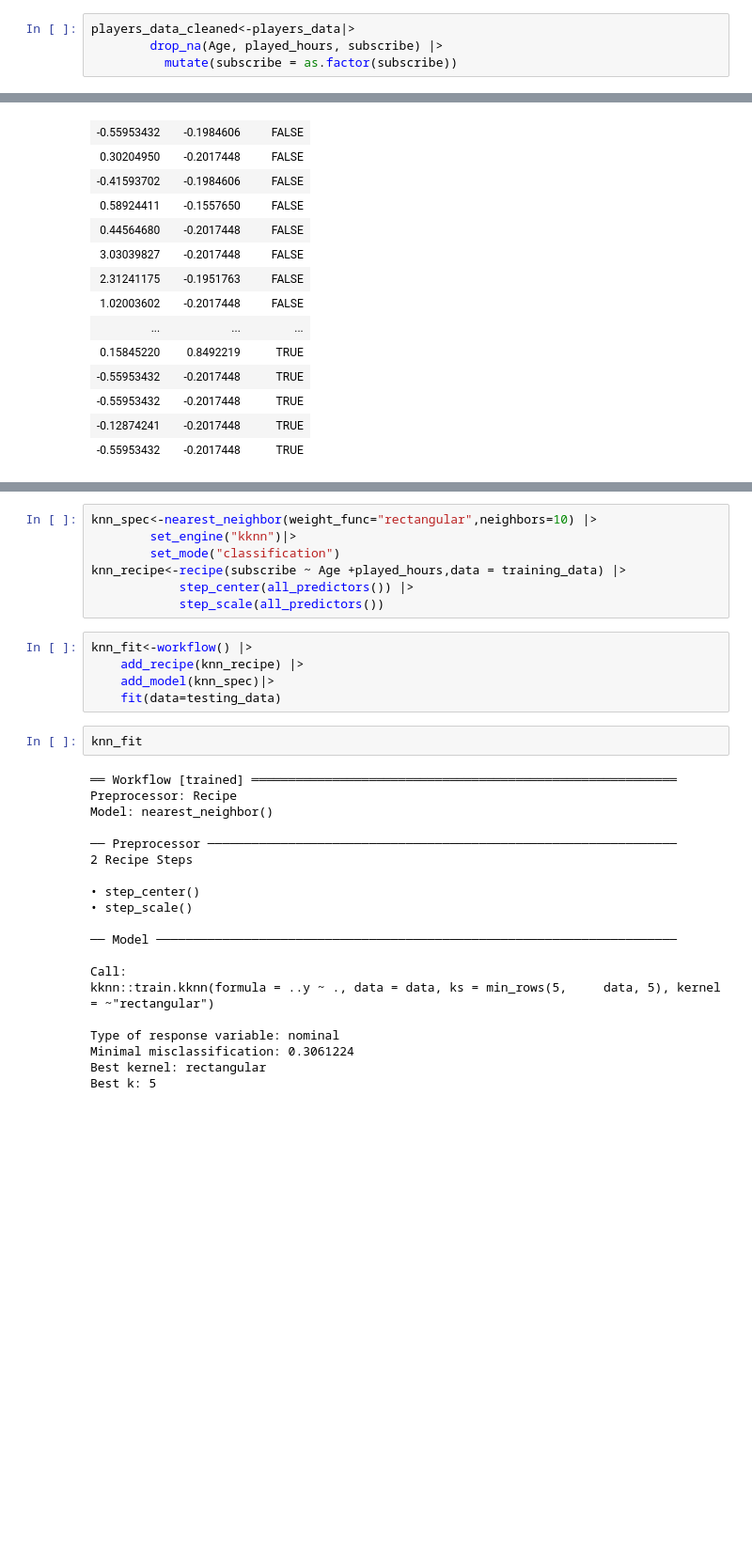
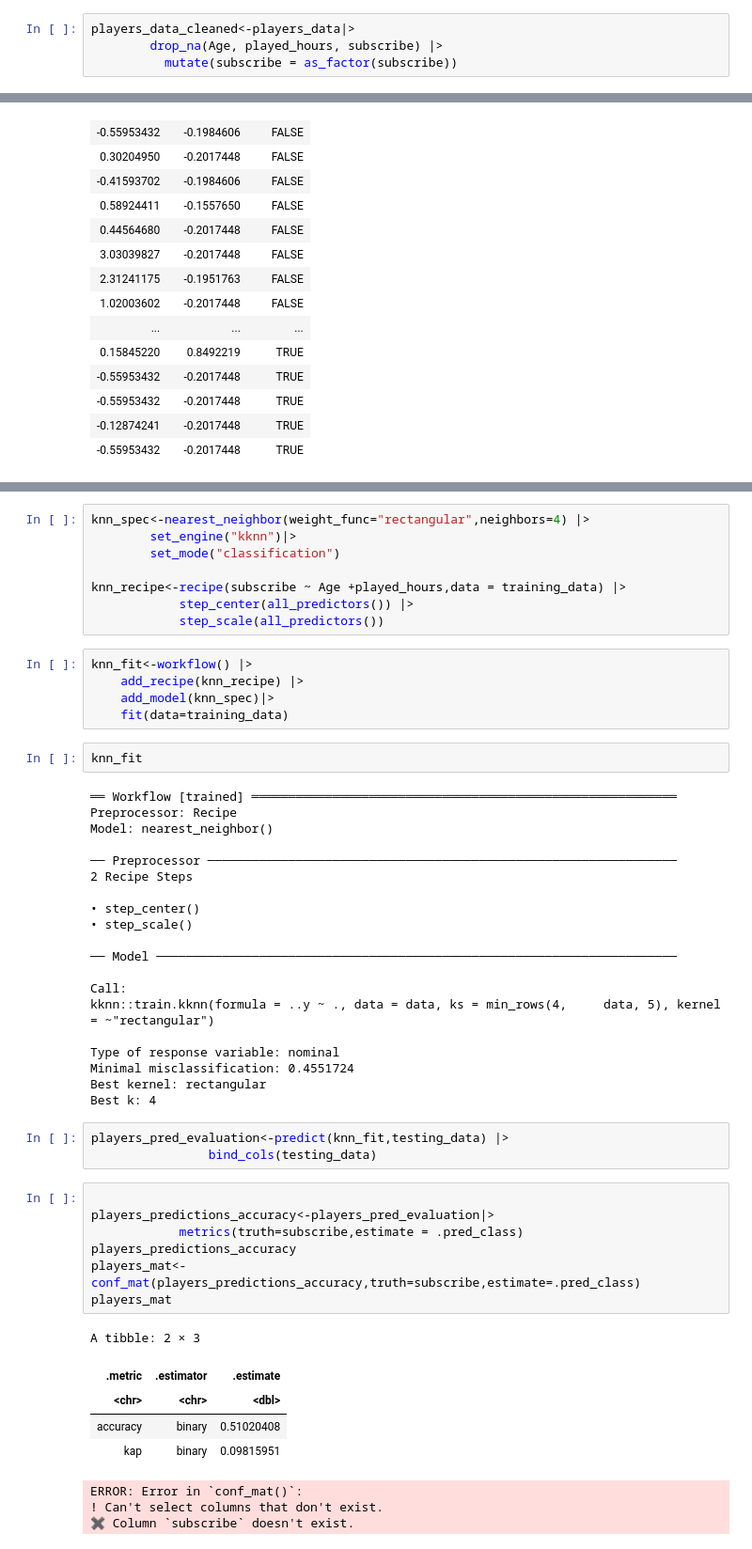
Before and after one commit to saisriman2004/DSCI_V-100-Group-Project, a Jupyter notebook: ProjectFinalReport.ipynb, the cells around one changed output, grey strips where cells are left out. Shown at 94% size. Drawn from its saved outputs; the diff is of its cells as text; blank space fills up the shorter version.

```diff
--- a/ProjectFinalReport.ipynb
+++ b/ProjectFinalReport.ipynb
@@ -164,7 +163,7 @@ Warning message:
 # %%
 players_data_cleaned<-players_data|>
         drop_na(Age, played_hours, subscribe) |>
-          mutate(subscribe = as.factor(subscribe))
+          mutate(subscribe = as_factor(subscribe))
 # %%
 players_data_cleaned
 # %% [output]
@@ -304,9 +303,10 @@ rare_plot
 # %% [output]
 [figure]
 # %%
-knn_spec<-nearest_neighbor(weight_func="rectangular",neighbors=10) |>
+knn_spec<-nearest_neighbor(weight_func="rectangular",neighbors=4) |>
         set_engine("kknn")|>
         set_mode("classification")
+
 knn_recipe<-recipe(subscribe ~ Age +played_hours,data = training_data) |>
             step_center(all_predictors()) |>
             step_scale(all_predictors())
@@ -314,7 +314,7 @@ knn_recipe<-recipe(subscribe ~ Age +played_hours,data = training_data) |>
 knn_fit<-workflow() |>
     add_recipe(knn_recipe) |>
     add_model(knn_spec)|>
-    fit(data=testing_data)
+    fit(data=training_data)
 # %%
 knn_fit
 # %% [output]
@@ -331,9 +331,28 @@ Model: nearest_neighbor()
 ── Model ───────────────────────────────────────────────────────────────────────
 
 Call:
-kknn::train.kknn(formula = ..y ~ ., data = data, ks = min_rows(5,     data, 5), kernel = ~"rectangular")
+kknn::train.kknn(formula = ..y ~ ., data = data, ks = min_rows(4,     data, 5), kernel = ~"rectangular")
 
 Type of response variable: nominal
-Minimal misclassification: 0.3061224
+Minimal misclassification: 0.4551724
 Best kernel: rectangular
-Best k: 5
+Best k: 4
+# %%
+players_pred_evaluation<-predict(knn_fit,testing_data) |>
+                bind_cols(testing_data)
+# %%
+
+players_predictions_accuracy<-players_pred_evaluation|>
+            metrics(truth=subscribe,estimate = .pred_class)
+players_predictions_accuracy
+players_mat<-conf_mat(players_predictions_accuracy,truth=subscribe,estimate=.pred_class)
+players_mat
+# %% [output]
+A tibble: 2 × 3
+| .metric | .estimator | .estimate |
+| <chr> | <chr> | <dbl> |
+| accuracy | binary | 0.51020408 |
+| kap | binary | 0.09815951 |
+ERROR: Error in `conf_mat()`:
+! Can't select columns that don't exist.
+✖ Column `subscribe` doesn't exist.
```
Also changed, not shown: parts of 14 cells of this notebook.
